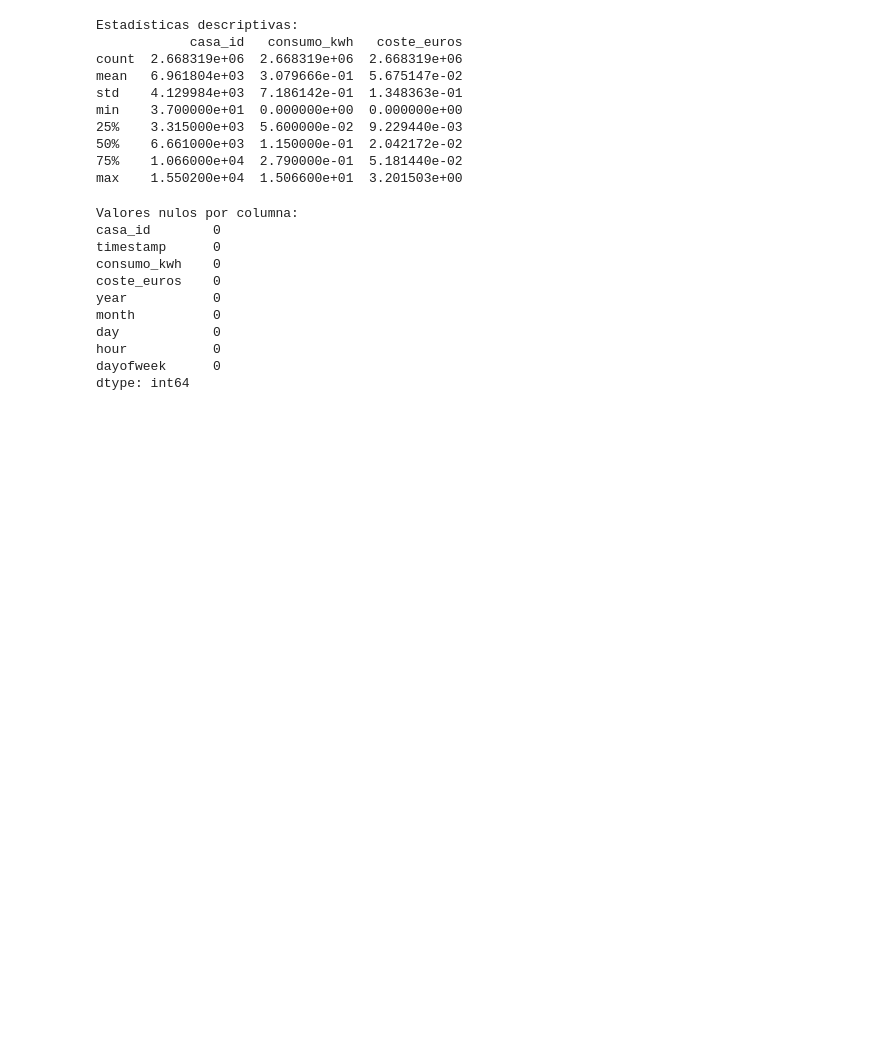
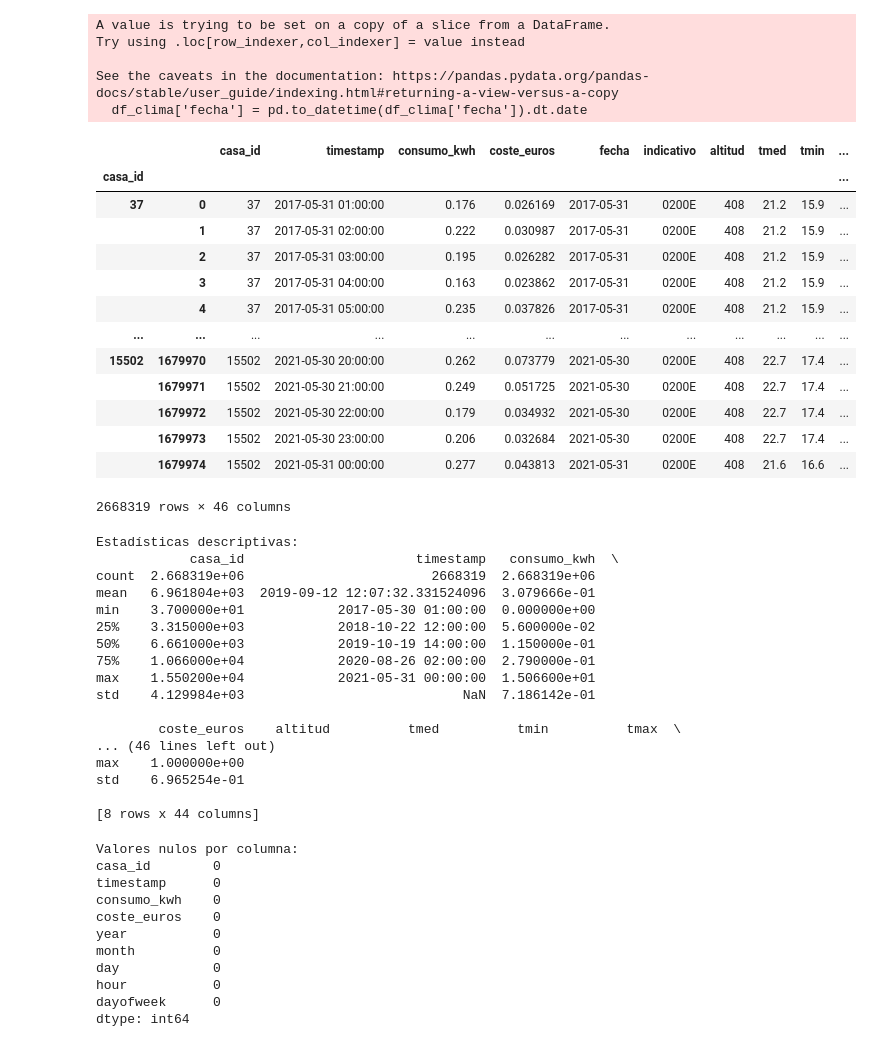
Before and after one commit to hypergalois/SmartGridsAI, a Jupyter notebook: Prediccion/Dataset1/preprocesoConsumo.ipynb, the cells around one changed output. Cells and saved outputs as stored; diff of their text form; code cells hidden in the pictures; blank space fills up the shorter version.

```diff
--- a/Prediccion/Dataset1/preprocesoConsumo.ipynb
+++ b/Prediccion/Dataset1/preprocesoConsumo.ipynb
@@ -42,17 +40,76 @@ memory usage: 81.4+ MB
+# %%
+import pandas as pd
+import glob
+
+
+# Seleccionar todas las variables del dataset
+columnas_clima = ['fecha', 'tmed', 'tmin', 'tmax', 'velmedia', 'racha', 'sol', 'presMax', 'presMin',
+                  'hrMedia', 'anio', 'mes', 'dia', 'dia_semana',  'horatmin_varias', 'horatmin_minutos',
+                  'horatmin_sin', 'horatmin_cos', 'horatmax_varias', 'horatmax_minutos', 'horatmax_sin', 'horatmax_cos',
+                  'horaracha_varias', 'horaracha_minutos', 'horaracha_sin', 'horaracha_cos', 'horaPresMax_varias',
+                  'horaPresMax_minutos', 'horaPresMax_sin', 'horaPresMax_cos', 'horaPresMin_varias', 'horaPresMin_minutos',
+                  'horaPresMin_sin', 'horaPresMin_cos', 'prec_inapreciable', 'prec_valor', 'prec_log', 'dir_sin', 'dir_cos']
+
+df_clima = df_clima[columnas_clima]
+
+
+# Asegurarse de que 'fecha' es datetime.date
+df_clima['fecha'] = pd.to_datetime(df_clima['fecha']).dt.date
+
+# Unir los datasets
+merged_df = pd.merge(df_consumo, df_clima, on='fecha', how='left')
+
+# Preprocesado de nulls: interpolación por cada casa_id
+def interpolar_grupo(df):
+    df = df.infer_objects(copy=False)
+    df = df.interpolate(method='linear', limit_direction='both')
+    return df
+
+merged_df = merged_df.groupby('casa_id').apply(interpolar_grupo)
+# %% [output]
+A value is trying to be set on a copy of a slice from a DataFrame.
+Try using .loc[row_indexer,col_indexer] = value instead
+
+See the caveats in the documentation: https://pandas.pydata.org/pandas-docs/stable/user_guide/indexing.html#returning-a-view-versus-a-copy
+  df_clima['fecha'] = pd.to_datetime(df_clima['fecha']).dt.date
+# %%
+display(merged_df)
+# %% [output]
+|  |  | casa_id | timestamp | consumo_kwh | coste_euros | fecha | indicativo | altitud | tmed | tmin | ... |
+| casa_id |  |  |  |  |  |  |  |  |  |  | ... |
+| 37 | 0 | 37 | 2017-05-31 01:00:00 | 0.176 | 0.026169 | 2017-05-31 | 0200E | 408 | 21.2 | 15.9 | ... |
+|  | 1 | 37 | 2017-05-31 02:00:00 | 0.222 | 0.030987 | 2017-05-31 | 0200E | 408 | 21.2 | 15.9 | ... |
+|  | 2 | 37 | 2017-05-31 03:00:00 | 0.195 | 0.026282 | 2017-05-31 | 0200E | 408 | 21.2 | 15.9 | ... |
+|  | 3 | 37 | 2017-05-31 04:00:00 | 0.163 | 0.023862 | 2017-05-31 | 0200E | 408 | 21.2 | 15.9 | ... |
+|  | 4 | 37 | 2017-05-31 05:00:00 | 0.235 | 0.037826 | 2017-05-31 | 0200E | 408 | 21.2 | 15.9 | ... |
+| ... | ... | ... | ... | ... | ... | ... | ... | ... | ... | ... | ... |
+| 15502 | 1679970 | 15502 | 2021-05-30 20:00:00 | 0.262 | 0.073779 | 2021-05-30 | 0200E | 408 | 22.7 | 17.4 | ... |
+|  | 1679971 | 15502 | 2021-05-30 21:00:00 | 0.249 | 0.051725 | 2021-05-30 | 0200E | 408 | 22.7 | 17.4 | ... |
+|  | 1679972 | 15502 | 2021-05-30 22:00:00 | 0.179 | 0.034932 | 2021-05-30 | 0200E | 408 | 22.7 | 17.4 | ... |
+|  | 1679973 | 15502 | 2021-05-30 23:00:00 | 0.206 | 0.032684 | 2021-05-30 | 0200E | 408 | 22.7 | 17.4 | ... |
+|  | 1679974 | 15502 | 2021-05-31 00:00:00 | 0.277 | 0.043813 | 2021-05-31 | 0200E | 408 | 21.6 | 16.6 | ... |
+2668319 rows × 46 columns
 # %%
 print("\nEstadísticas descriptivas:")
-print(df.describe())
+print(merged_df.describe())
 # %% [output]
 Estadísticas descriptivas:
-            casa_id   consumo_kwh   coste_euros
-count  2.668319e+06  2.668319e+06  2.668319e+06
-mean   6.961804e+03  3.079666e-01  5.675147e-02
-std    4.129984e+03  7.186142e-01  1.348363e-01
-min    3.700000e+01  0.000000e+00  0.000000e+00
-25%    3.315000e+03  5.600000e-02  9.229440e-03
-50%    6.661000e+03  1.150000e-01  2.042172e-02
-75%    1.066000e+04  2.790000e-01  5.181440e-02
-max    1.550200e+04  1.506600e+01  3.201503e+00
+            casa_id                      timestamp   consumo_kwh  \
+count  2.668319e+06                        2668319  2.668319e+06
+mean   6.961804e+03  2019-09-12 12:07:32.331524096  3.079666e-01
+min    3.700000e+01            2017-05-30 01:00:00  0.000000e+00
+25%    3.315000e+03            2018-10-22 12:00:00  5.600000e-02
+50%    6.661000e+03            2019-10-19 14:00:00  1.150000e-01
+75%    1.066000e+04            2020-08-26 02:00:00  2.790000e-01
+max    1.550200e+04            2021-05-31 00:00:00  1.506600e+01
+std    4.129984e+03                            NaN  7.186142e-01
+
+        coste_euros    altitud          tmed          tmin          tmax  \
+... (46 lines left out)
+max    1.000000e+00
+std    6.965254e-01
+
+[8 rows x 44 columns]
 # %%
 df['timestamp'] = pd.to_datetime(df['timestamp'], errors='coerce')
 
```
Also changed, not shown: parts of 8 cells of this notebook, 10 other files.
